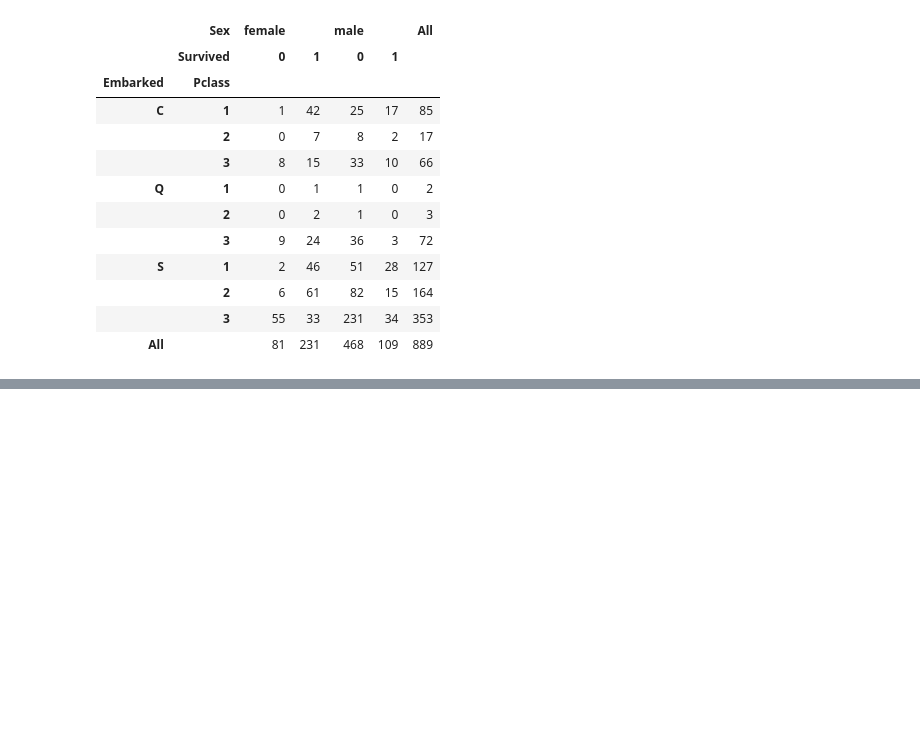
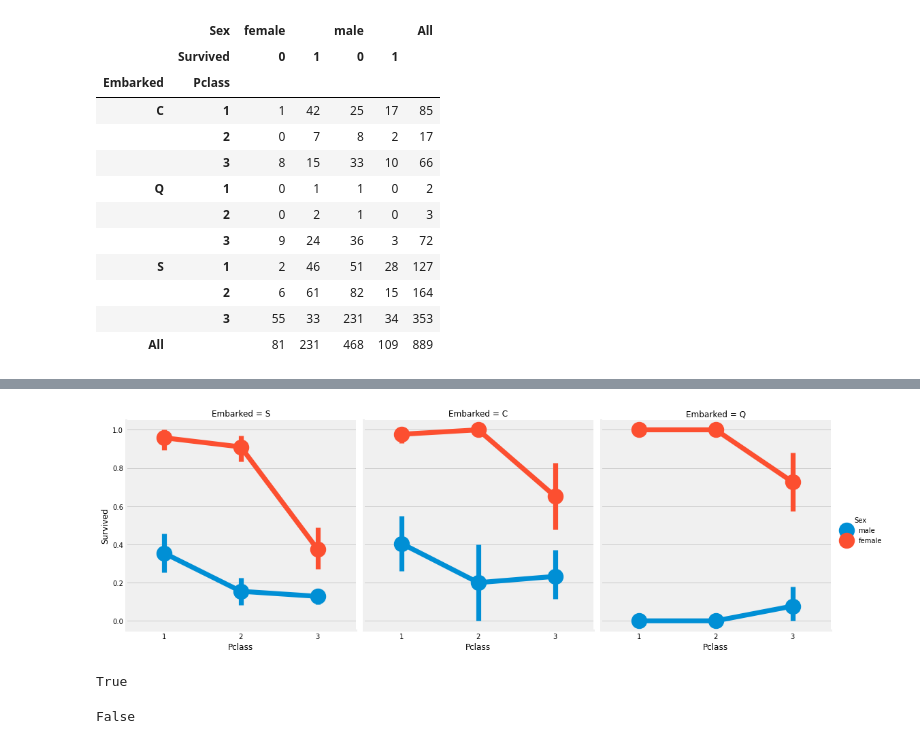
Before and after one commit to t2ols/Deep-Learning-with-PyTorch-1.x, a Jupyter notebook: Titanic/eda.ipynb, the cells around one changed output, grey strips where cells are left out. Saved outputs shown, nothing was run; the diff lists cells and outputs as text; code cells hidden in the pictures; blank space fills up the shorter version.

```diff
--- a/Titanic/eda.ipynb
+++ b/Titanic/eda.ipynb
@@ -191,0 +219,9 @@ pd.crosstab([data.Embarked,data.Pclass],[data.Sex,data.Survived],margins=True).s
+# %%
+sns.factorplot('Pclass','Survived',hue='Sex',col='Embarked',data=data)
+plt.show()
+# %% [output]
+[figure, added]
+# %%
+data.Embarked.isnull().any()
+# %% [output]
+True
@@ -191,0 +230,4 @@ pd.crosstab([data.Embarked,data.Pclass],[data.Sex,data.Survived],margins=True).s
+# %%
+data.Embarked.isnull().any()
+# %% [output]
+False
```
Also changed, not shown: parts of 14 cells of this notebook, 1 other file.
